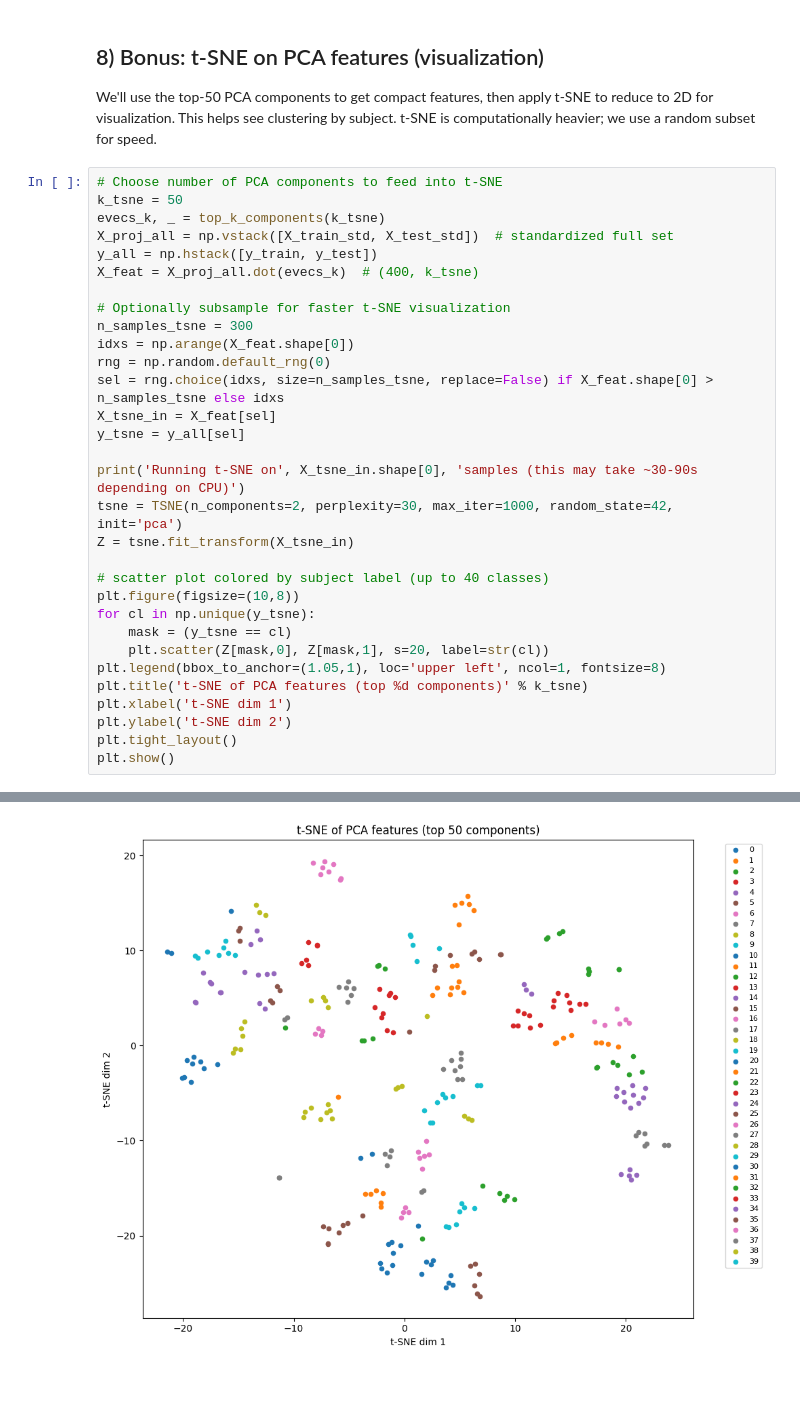
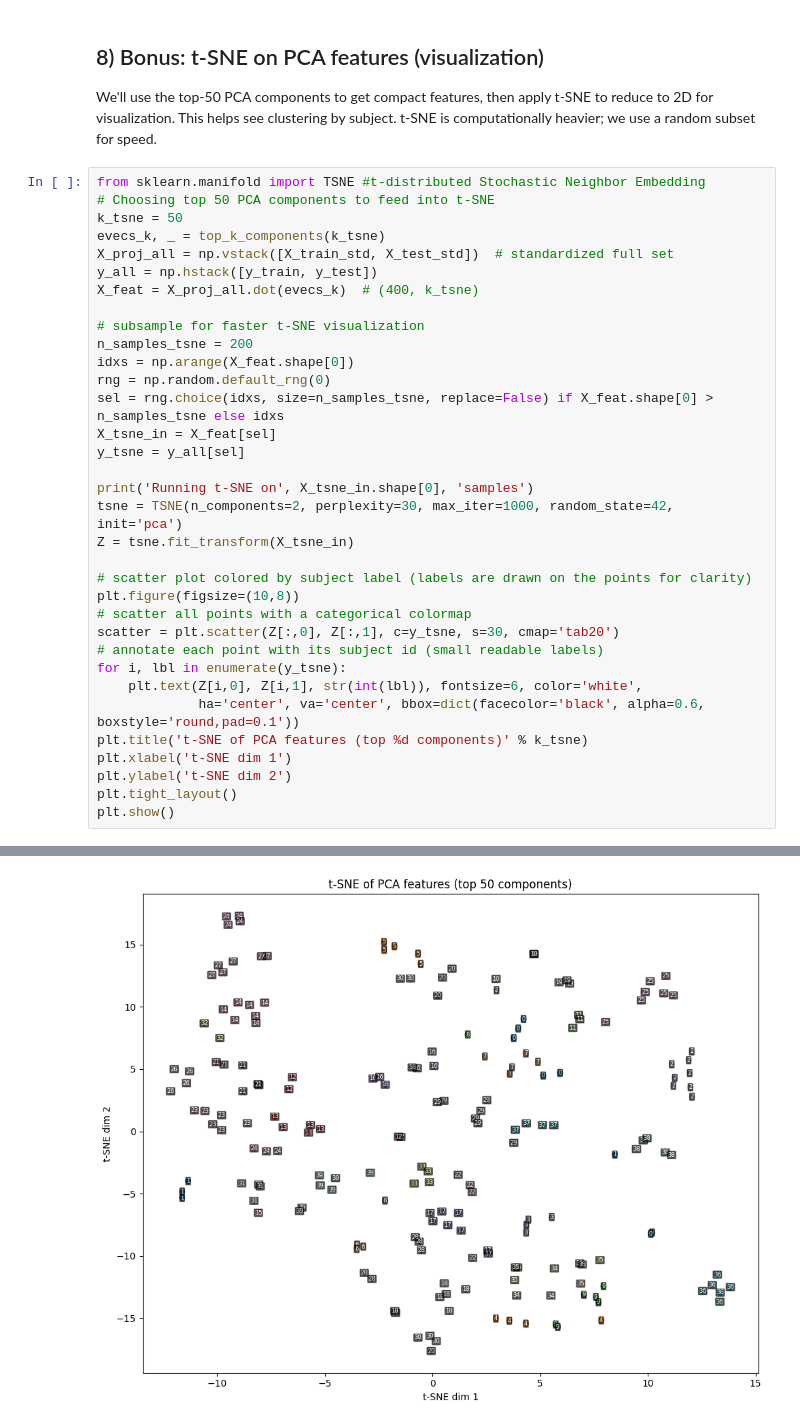
Before and after one commit to Smitvd22/DS-Lab, a Jupyter notebook: lab4-5/Face_Recognition_PCA.ipynb, the cells around one changed output, grey strips where cells are left out. Drawn from its saved outputs; the diff is of its cells as text; blank space fills up the shorter version.

```diff
--- a/lab4-5/Face_Recognition_PCA.ipynb
+++ b/lab4-5/Face_Recognition_PCA.ipynb
@@ -343,31 +400,34 @@ The plot above shows recognition accuracy as a function of the number of princip
 
 We'll use the top-50 PCA components to get compact features, then apply t-SNE to reduce to 2D for visualization. This helps see clustering by subject. t-SNE is computationally heavier; we use a random subset for speed.
 # %%
-# Choose number of PCA components to feed into t-SNE
+from sklearn.manifold import TSNE #t‑distributed Stochastic Neighbor Embedding
+# Choosing top 50 PCA components to feed into t-SNE
 k_tsne = 50
 evecs_k, _ = top_k_components(k_tsne)
 X_proj_all = np.vstack([X_train_std, X_test_std])  # standardized full set
 y_all = np.hstack([y_train, y_test])
 X_feat = X_proj_all.dot(evecs_k)  # (400, k_tsne)
 
-# Optionally subsample for faster t-SNE visualization
-n_samples_tsne = 300
+# subsample for faster t-SNE visualization
+n_samples_tsne = 200
 idxs = np.arange(X_feat.shape[0])
 rng = np.random.default_rng(0)
 sel = rng.choice(idxs, size=n_samples_tsne, replace=False) if X_feat.shape[0] > n_samples_tsne else idxs
 X_tsne_in = X_feat[sel]
 y_tsne = y_all[sel]
 
-print('Running t-SNE on', X_tsne_in.shape[0], 'samples (this may take ~30-90s depending on CPU)')
+print('Running t-SNE on', X_tsne_in.shape[0], 'samples')
 tsne = TSNE(n_components=2, perplexity=30, max_iter=1000, random_state=42, init='pca')
 Z = tsne.fit_transform(X_tsne_in)
 
-# scatter plot colored by subject label (up to 40 classes)
+# scatter plot colored by subject label (labels are drawn on the points for clarity)
 plt.figure(figsize=(10,8))
-for cl in np.unique(y_tsne):
-    mask = (y_tsne == cl)
-    plt.scatter(Z[mask,0], Z[mask,1], s=20, label=str(cl))
-plt.legend(bbox_to_anchor=(1.05,1), loc='upper left', ncol=1, fontsize=8)
+# scatter all points with a categorical colormap
+scatter = plt.scatter(Z[:,0], Z[:,1], c=y_tsne, s=30, cmap='tab20')
+# annotate each point with its subject id (small readable labels)
+for i, lbl in enumerate(y_tsne):
+    plt.text(Z[i,0], Z[i,1], str(int(lbl)), fontsize=6, color='white',
+             ha='center', va='center', bbox=dict(facecolor='black', alpha=0.6, boxstyle='round,pad=0.1'))
 plt.title('t-SNE of PCA features (top %d components)' % k_tsne)
 plt.xlabel('t-SNE dim 1')
 plt.ylabel('t-SNE dim 2')
@@ -378 +438 @@ Running t-SNE on 300 samples (this may take ~30-90s depending on CPU)
-[figure, old version]
+[figure, new version]
```
Also changed, not shown: parts of 17 cells of this notebook, 9 other files.
